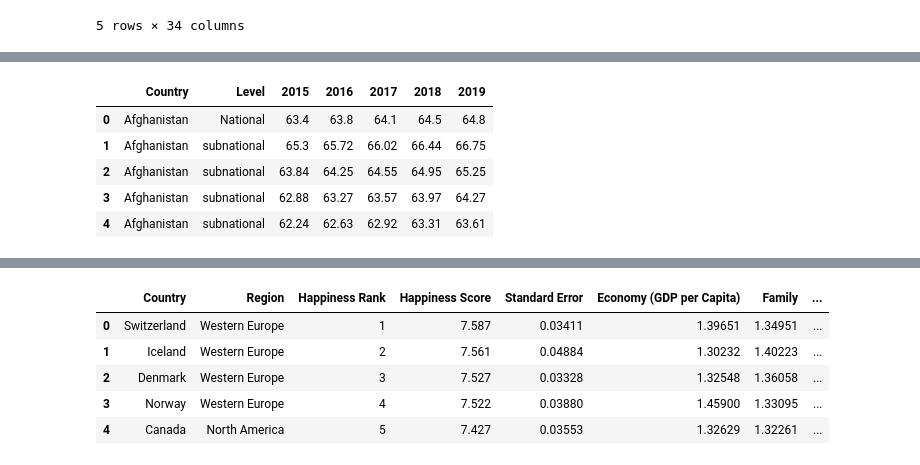
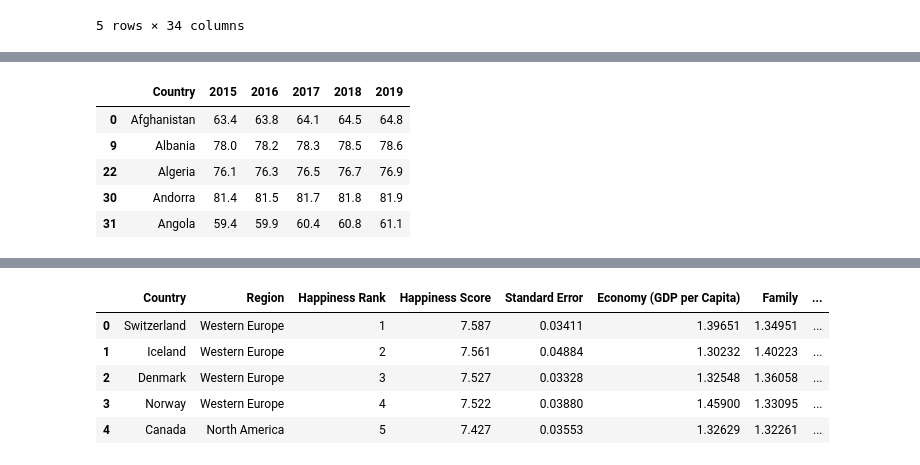
Before and after one commit to thn22/Dedupeanalytics, a Jupyter notebook: cleaning.ipynb, the cells around one changed output, grey strips where cells are left out. Cells and saved outputs as stored; diff of their text form; code cells hidden in the pictures.

```diff
--- a/cleaning.ipynb
+++ b/cleaning.ipynb
@@ -13,3 +14,6 @@ le_df.head()
 | 3 | Afghanistan | AFG | subnational | East (Nangarhar Kunar Laghman Noo... | 54.11 | 54.86 | 55.5 | 56.26 | 56.8 | 57.44 | ... |
 | 4 | Afghanistan | AFG | subnational | North (Samangan Sar-e-Pul Balkh J... | 48.57 | 49.24 | 49.82 | 50.5 | 50.98 | 51.56 | ... |
 5 rows × 34 columns
+# %%
+le_df = le_df[le_df.Level != 'subnational']
+le_df
@@ -16,11 +34,11 @@ le_df.head()
 # %%
 le_df.drop(columns=['1990', '1991','1992', '1993', '1994', '1995', '1996', '1997', '1998', '1999', '2000', '2001', '2002',
-            '2003', '2004', '2005', '2006', '2007', '2008', '2009', '2010', '2011', '2012', '2013', '2014', 'Country_Code', 'Region'], inplace=True)
+            '2003', '2004', '2005', '2006', '2007', '2008', '2009', '2010', '2011', '2012', '2013', '2014', 'Country_Code', 'Region', 'Level'], inplace=True)
 le_df.head()
 # %% [output]
-|  | Country | Level | 2015 | 2016 | 2017 | 2018 | 2019 |
-| 0 | Afghanistan | National | 63.4 | 63.8 | 64.1 | 64.5 | 64.8 |
-| 1 | Afghanistan | subnational | 65.3 | 65.72 | 66.02 | 66.44 | 66.75 |
-| 2 | Afghanistan | subnational | 63.84 | 64.25 | 64.55 | 64.95 | 65.25 |
-| 3 | Afghanistan | subnational | 62.88 | 63.27 | 63.57 | 63.97 | 64.27 |
-| 4 | Afghanistan | subnational | 62.24 | 62.63 | 62.92 | 63.31 | 63.61 |
+|  | Country | 2015 | 2016 | 2017 | 2018 | 2019 |
+| 0 | Afghanistan | 63.4 | 63.8 | 64.1 | 64.5 | 64.8 |
+| 9 | Albania | 78.0 | 78.2 | 78.3 | 78.5 | 78.6 |
+| 22 | Algeria | 76.1 | 76.3 | 76.5 | 76.7 | 76.9 |
+| 30 | Andorra | 81.4 | 81.5 | 81.7 | 81.8 | 81.9 |
+| 31 | Angola | 59.4 | 59.9 | 60.4 | 60.8 | 61.1 |
```
Also changed, not shown: parts of 16 cells of this notebook.
